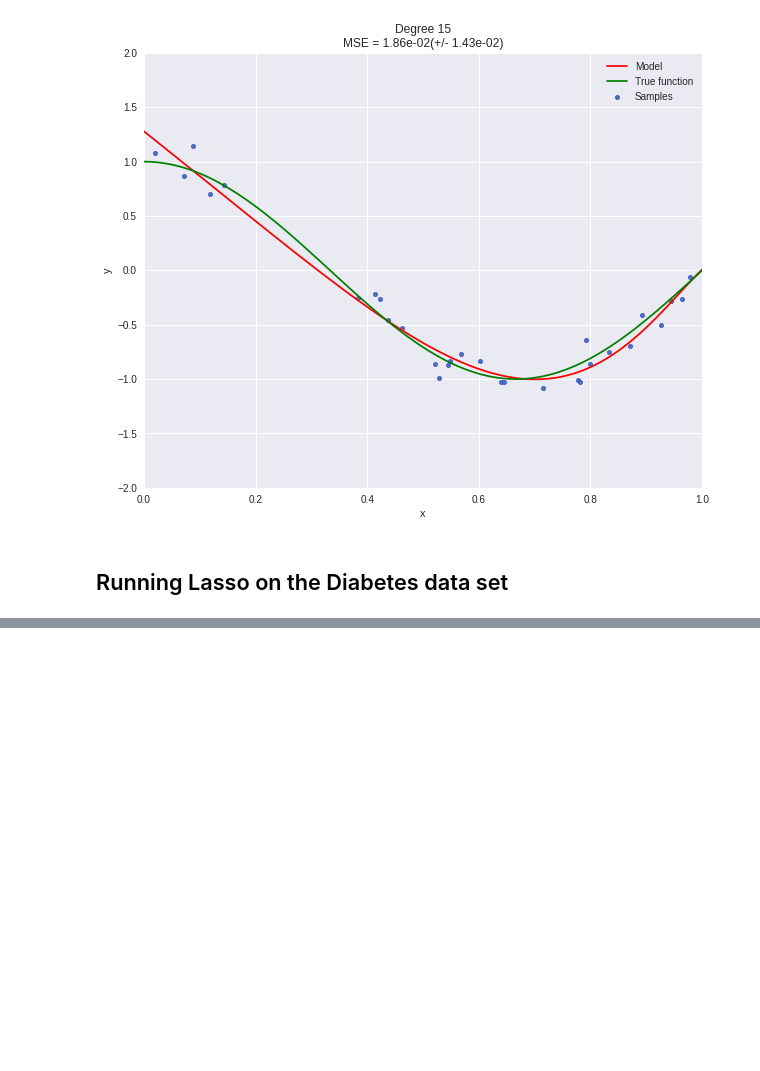
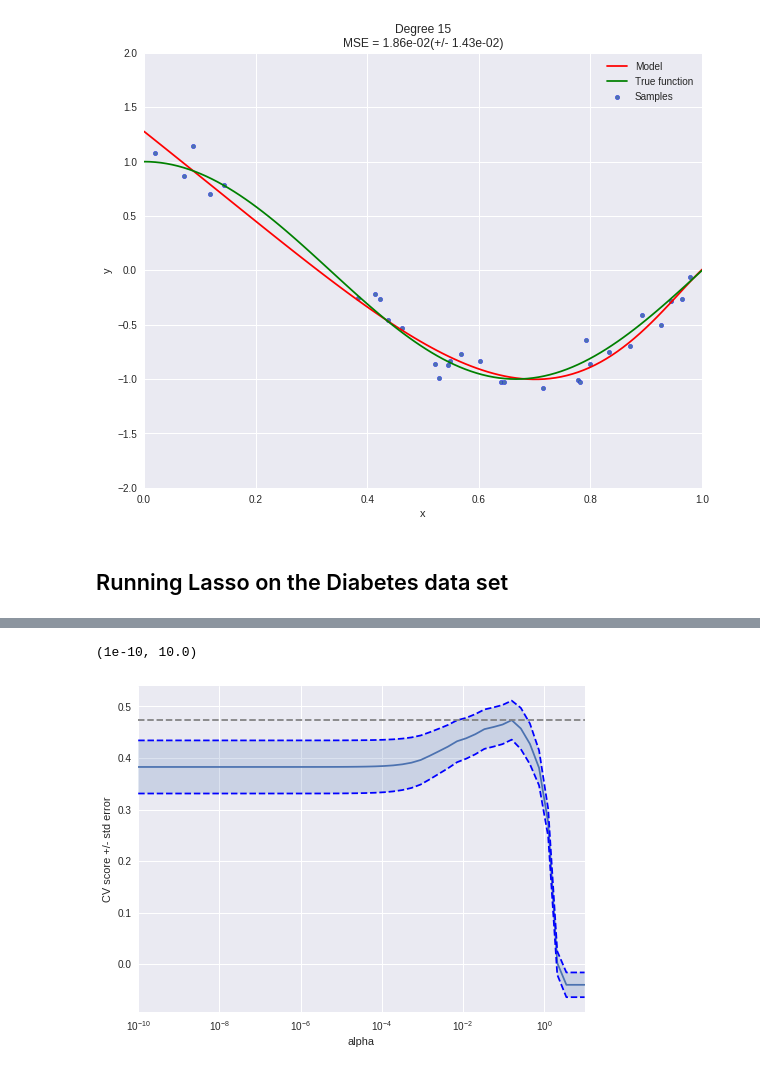
Before and after one commit to lordzero82/MLBootCamp, a Jupyter notebook: lab1_partB_new.ipynb, the cells around one changed output, grey strips where cells are left out. Saved outputs shown, nothing was run; the diff lists cells and outputs as text; code cells hidden in the pictures; blank space fills up the shorter version.

```diff
--- a/lab1_partB_new.ipynb
+++ b/lab1_partB_new.ipynb
@@ -449,0 +411,11 @@ quite substantially.
+# %%
+best_alpha = alphas[np.argmax(scores)]
+polynomial_features = PolynomialFeatures(degree=2, include_bias=True)
+lasso = Lasso(normalize=True,alpha=best_alpha)
+pipeline = Pipeline([("polynomial_features", polynomial_features),
+                     ("lasso", lasso)])
+pipeline.fit(X,y)
+score = cross_val_score(pipeline, X, y,
+                             scoring="neg_mean_squared_error", cv=10)
+print -np.mean(score)
+print lasso.coef_, best_alpha
@@ -449,0 +441,41 @@ quite substantially.
+# %%
+diabetes = datasets.load_diabetes()
+X = diabetes.data
+y = diabetes.target
+
+polynomial_features = PolynomialFeatures(degree=2, include_bias=True)
+ridge = Ridge(normalize=True)
+pipeline = Pipeline([("polynomial_features", polynomial_features),
+                     ("ridge", lasso)])
+
+alphas = np.logspace(-10, 1, 50)
+tuned_parameters = [{'polynomial_features__degree':[2],
+                    'ridge__alpha':alphas}]
+n_folds = 10
+
+clf = GridSearchCV(pipeline, tuned_parameters, cv=n_folds, refit=False)
+clf.fit(X, y)
+
+scores = clf.cv_results_['mean_test_score']
+scores_std = clf.cv_results_['std_test_score']
+
+# plot the results
+
+plt.figure().set_size_inches(8, 6)
+plt.semilogx(alphas, scores)
+
+# plot error lines showing +/- std. errors of the scores
+std_error = scores_std / np.sqrt(n_folds)
+
+plt.semilogx(alphas, scores + std_error, 'b--')
+plt.semilogx(alphas, scores - std_error, 'b--')
+
+# alpha=0.2 controls the translucency of the fill color
+plt.fill_between(alphas, scores + std_error, scores - std_error, alpha=0.2)
+plt.ylabel('CV score +/- std error')
+plt.xlabel('alpha')
+plt.axhline(np.max(scores), linestyle='--', color='.5')
+plt.xlim([alphas[0], alphas[-1]])
+# %% [output]
+(1e-10, 10.0)
+[figure, added]
```
Also changed, not shown: parts of 9 cells of this notebook.
